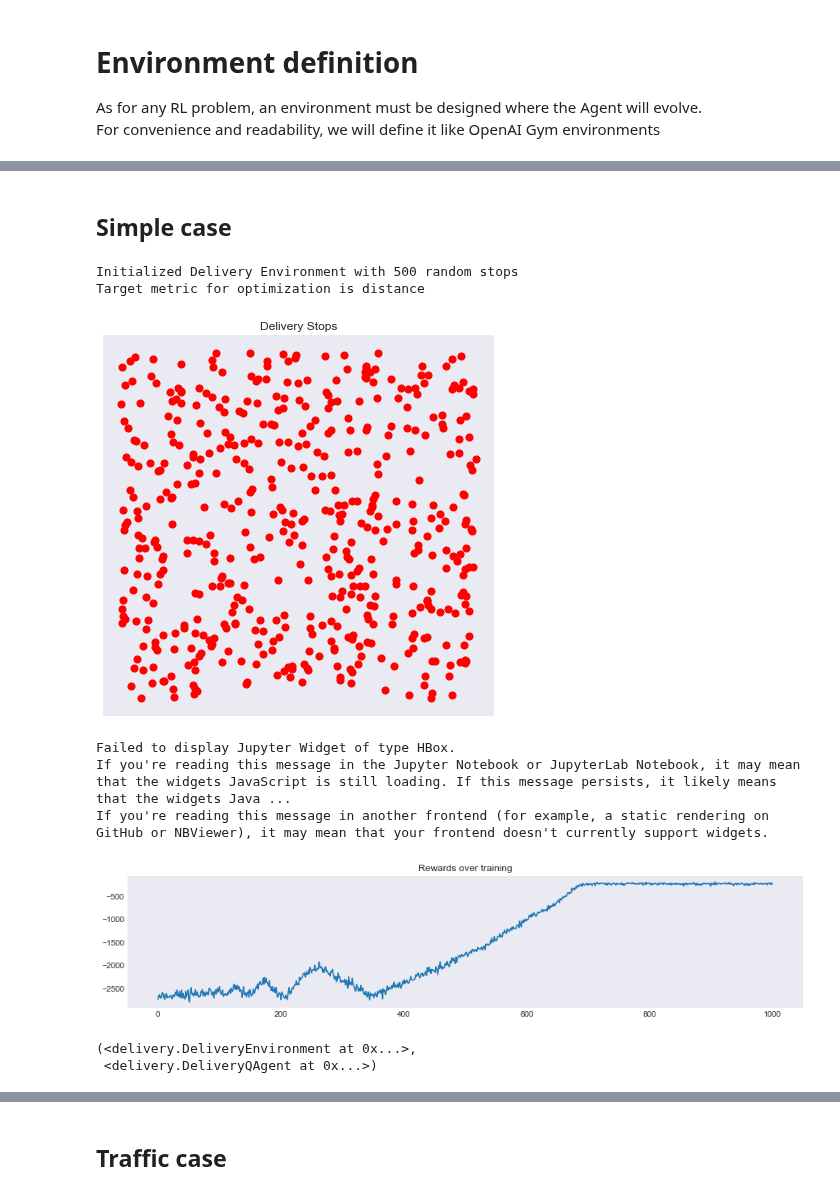
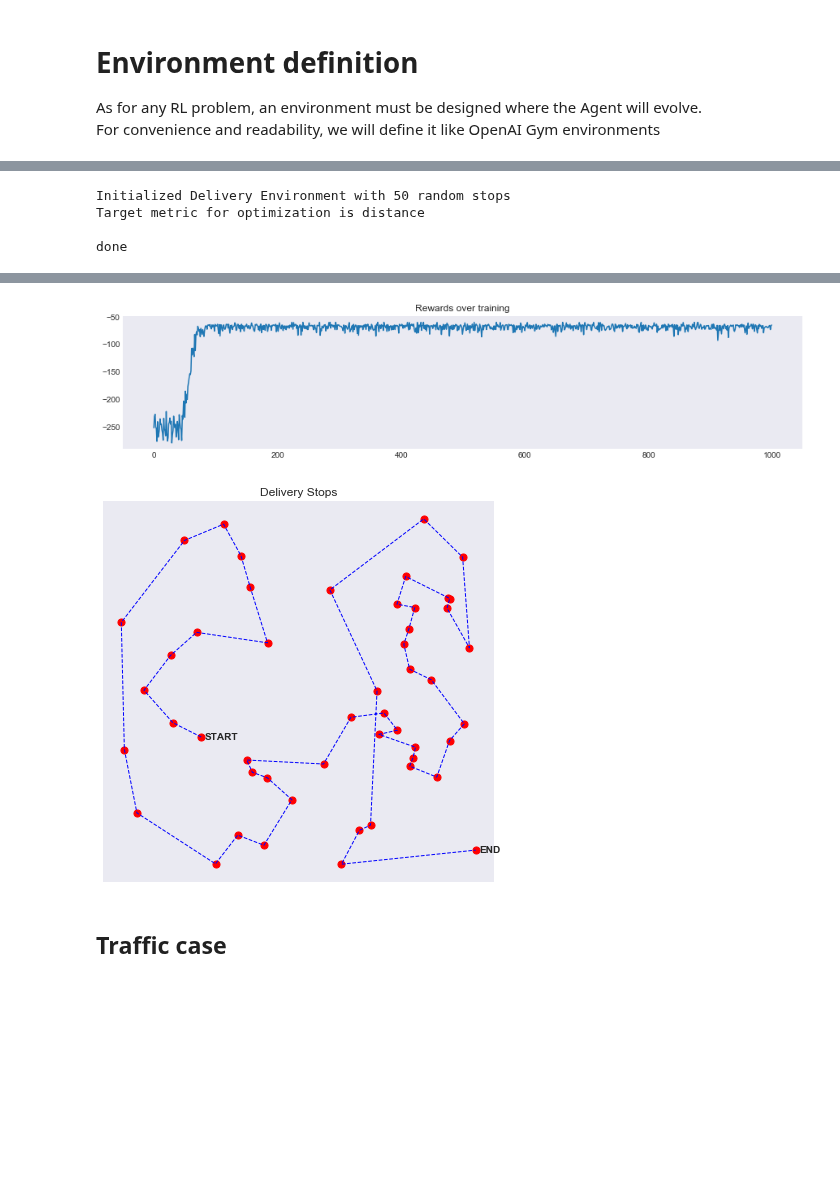
Before and after one commit to TheoLvs/reinforcement-learning, a Jupyter notebook: 5. Delivery Optimization/Optimizing delivery with Reinforcement Learning.ipynb, the cells around one changed output, grey strips where cells are left out. Drawn from its saved outputs; the diff is of its cells as text; code cells hidden in the pictures; blank space fills up the shorter version.

Commit message:
Code cleaning and initial commit

```diff
--- a/5. Delivery Optimization/Optimizing delivery with Reinforcement Learning.ipynb
+++ b/5. Delivery Optimization/Optimizing delivery with Reinforcement Learning.ipynb
@@ -51,8 +38,0 @@ from delivery import run_episode,DeliveryQAgent,run_n_episodes
-# %% [markdown]
-## Simple case
-# %%
-env = DeliveryEnvironment(n_stops = 500,method = "distance")
-# %% [output]
-Initialized Delivery Environment with 500 random stops
-Target metric for optimization is distance
-[figure, removed]
@@ -61,9 +39,12 @@ agent = DeliveryQAgent(env.observation_space,env.action_space)
-# %%
-run_n_episodes(env,agent,"training_500_stops.gif")
-# %% [output]
-Failed to display Jupyter Widget of type HBox.
-If you're reading this message in the Jupyter Notebook or JupyterLab Notebook, it may mean that the widgets JavaScript is still loading. If this message persists, it likely means that the widgets Java ...
-If you're reading this message in another frontend (for example, a static rendering on GitHub or NBViewer), it may mean that your frontend doesn't currently support widgets.
-[figure, removed]
-(<delivery.DeliveryEnvironment at 0x...>,
- <delivery.DeliveryQAgent at 0x...>)
+# %%
+env = DeliveryEnvironment(n_stops = 50,method = "distance")
+agent = DeliveryQAgent(env.observation_space,env.action_space)
+
+run_n_episodes(env,agent,"training_500_stops.gif")
+env.render()
+print('done')
+# %% [output]
+Initialized Delivery Environment with 50 random stops
+Target metric for optimization is distance
+
+done
@@ -70,3 +52,5 @@ If you're reading this message in another frontend (for example, a static render
+[figure, added]
+[figure, added]
 # %% [markdown]
 ## Traffic case
 # %%
```
Also changed, not shown: parts of 15 cells of this notebook, 3 other files.
